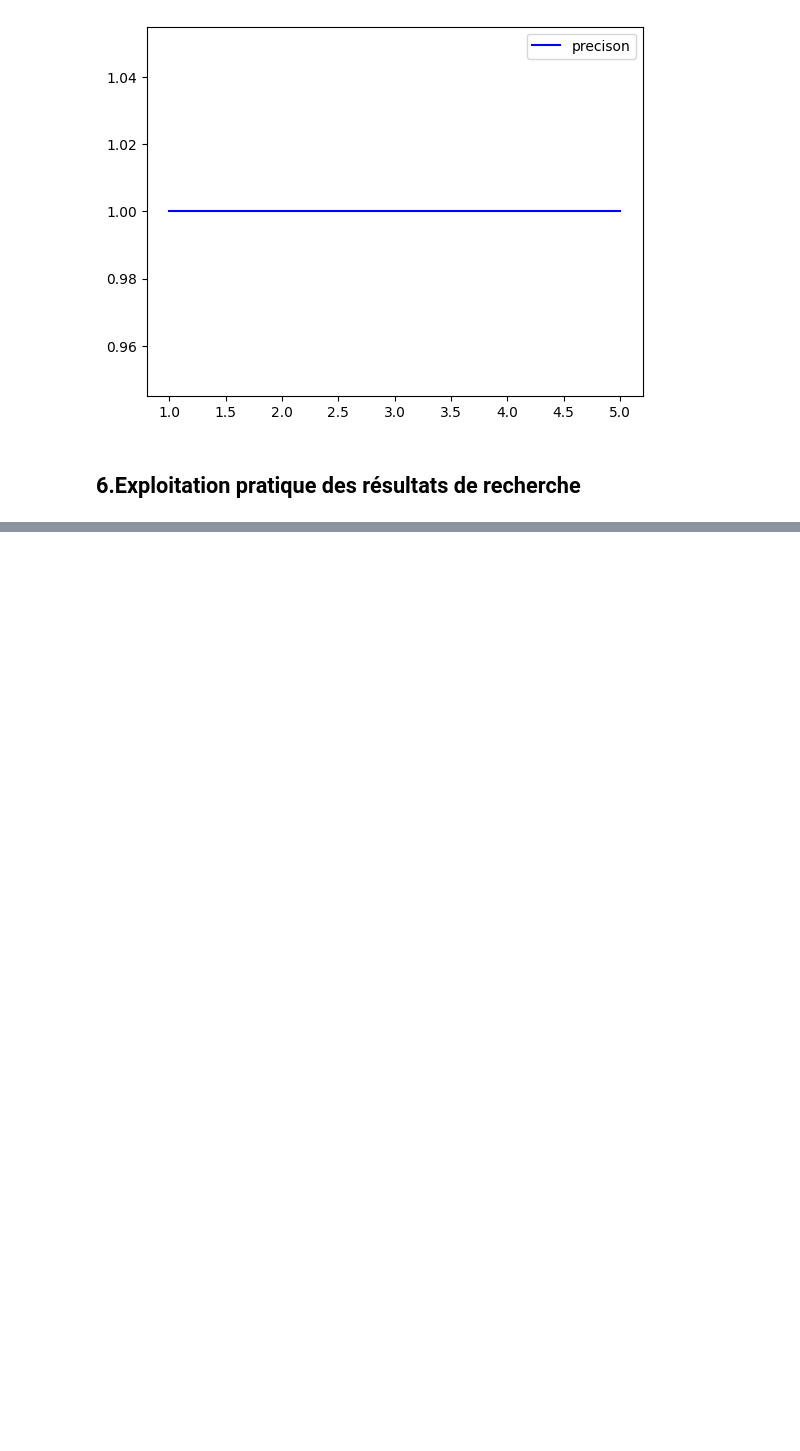
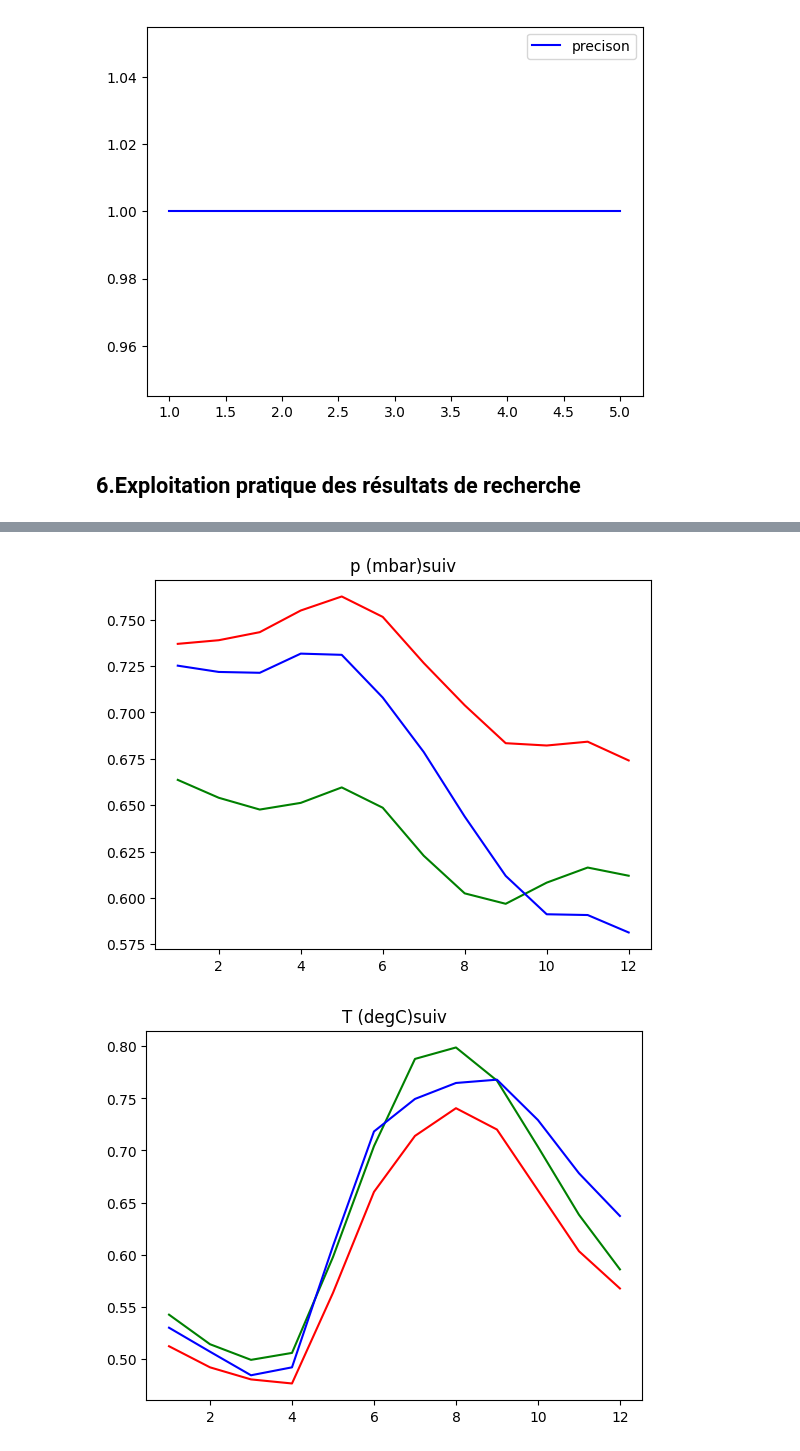
Before and after one commit to Louise-MarieHenaff/PROJET-SIM, a Jupyter notebook: projet_similarite.ipynb, the cells around one changed output, grey strips where cells are left out. Saved outputs shown, nothing was run; the diff lists cells and outputs as text; code cells hidden in the pictures; blank space fills up the shorter version.

```diff
--- a/projet_similarite.ipynb
+++ b/projet_similarite.ipynb
@@ -531,0 +574,26 @@ print(lsh_result)
+# %%
+ind_vect=0
+query_suiv=requetes_numpy[1]
+
+for el in name_col :
+
+    # Données pour les trois courbes
+    x_values = [1,2,3,4,5,6,7,8,9,10,11,12]
+    y1_values_suiv = query_suiv[ind_vect:ind_vect+12]
+    y2_vect_suiv = donnees_entrainement_numpy[lsh_index[0]+1]
+    y2_values_suiv =y2_vect_suiv[ind_vect:ind_vect+12]
+    y3_vect_suiv = donnees_entrainement_numpy[lsh_index[1]+1]
+    y3_values_suiv =y3_vect_suiv[ind_vect:ind_vect+12]
+
+
+    plt.plot(x_values, y1_values_suiv, label='jour', color='red')
+    plt.plot(x_values, y2_values_suiv, label='voisin 1', color='green')
+    plt.plot(x_values, y3_values_suiv, label='voisin 2', color='blue')
+
+    plt.title(el+'suiv')
+    plt.show()
+
+    ind_vect+=12
+# %% [output]
+[figure, added]
+[figure, added]
```
Also changed, not shown: parts of 25 cells of this notebook, 1 other file.
